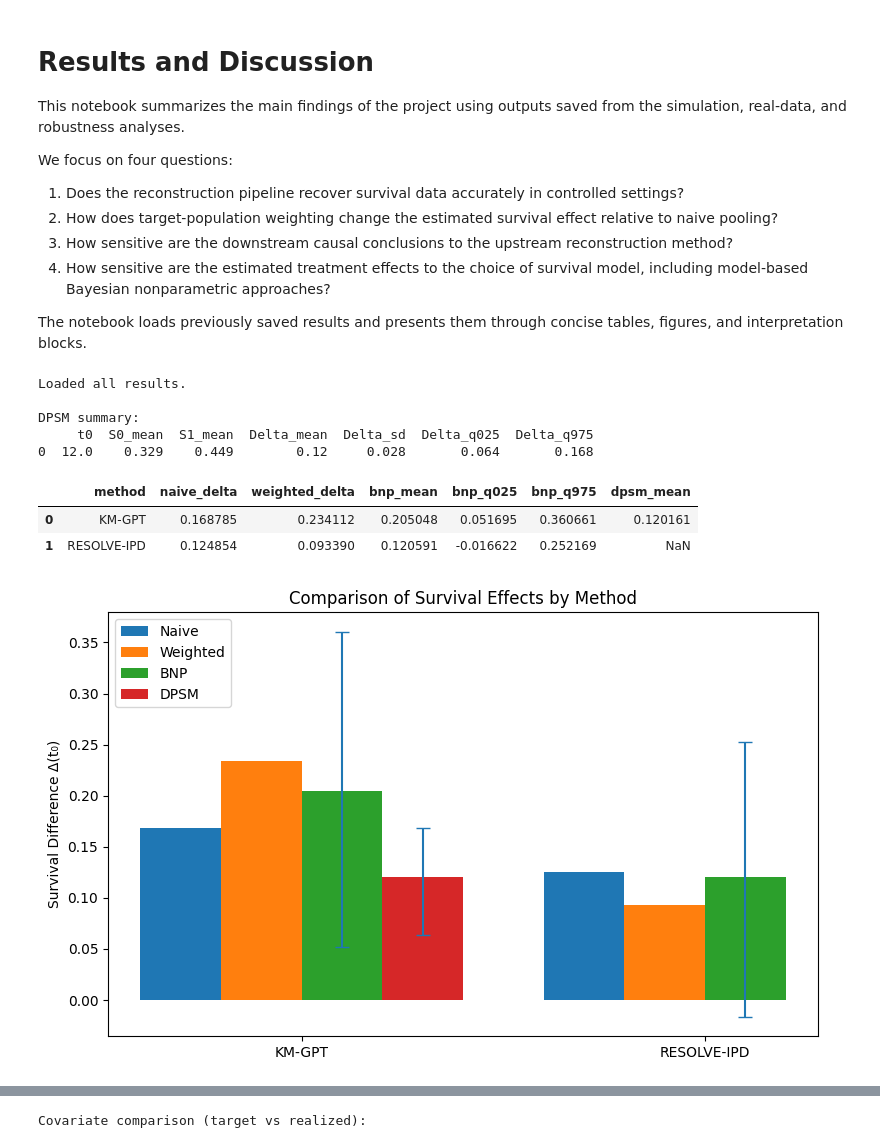
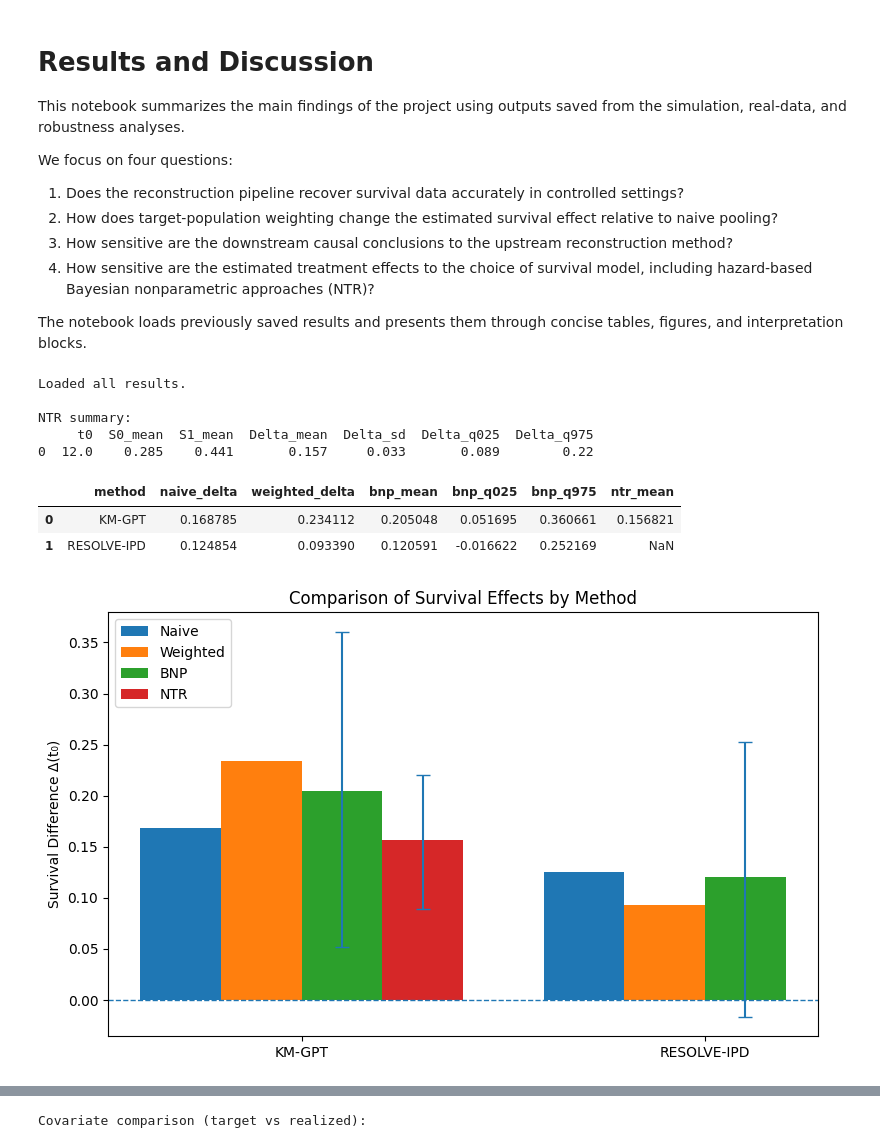
Before and after one commit to JonathanMa03/NPBS-project-MaZhu, a Jupyter notebook: notebooks/08_results_discussion.ipynb, the cells around one changed output, grey strips where cells are left out. Drawn from its saved outputs; the diff is of its cells as text; code cells hidden in the pictures.

Commit message:
update NTR to results

```diff
--- a/notebooks/08_results_discussion.ipynb
+++ b/notebooks/08_results_discussion.ipynb
@@ -8,7 +8,7 @@ We focus on four questions:
 1. Does the reconstruction pipeline recover survival data accurately in controlled settings?
 2. How does target-population weighting change the estimated survival effect relative to naive pooling?
 3. How sensitive are the downstream causal conclusions to the upstream reconstruction method?
-4. How sensitive are the estimated treatment effects to the choice of survival model, including model-based Bayesian nonparametric approaches?
+4. How sensitive are the estimated treatment effects to the choice of survival model, including hazard-based Bayesian nonparametric approaches (NTR)?
 
 The notebook loads previously saved results and presents them through concise tables, figures, and interpretation blocks.
 # %%
@@ -31,27 +31,27 @@ naive_resolve = pd.read_csv(DATA_DIR3 / "resolve_naive_pooled_effect.csv")
 weighted_resolve = pd.read_csv(DATA_DIR3 / "resolve_weighted_estimate.csv")
 bnp_resolve = pd.read_csv(DATA_DIR3 / "resolve_bnp_summary.csv")
 
-# DPSM results (KM-GPT pipeline)
-dpsm_kmgpt = pd.read_csv(DATA_DIR / "dpsm_summary.csv")
-dpsm_compare = pd.read_csv(DATA_DIR / "dpsm_comparison.csv")
+# NTR results (KM-GPT pipeline)
+ntr_kmgpt = pd.read_csv(DATA_DIR / "ntr_summary.csv")
+ntr_compare = pd.read_csv(DATA_DIR / "ntr_comparison.csv")
 
 # Robustness comparison
 robustness_compare = pd.read_csv(DATA_DIR3 / "reconstruction_robustness_comparison.csv").copy()
-robustness_compare["dpsm_mean"] = [dpsm_kmgpt["Delta_mean"].iloc[0], np.nan]
+robustness_compare["ntr_mean"] = [ntr_kmgpt["Delta_mean"].iloc[0], np.nan]
 
 print("Loaded all results.")
-print("\nDPSM summary:")
-print(dpsm_kmgpt.round(3))
+print("\nNTR summary:")
+print(ntr_kmgpt.round(3))
 
 robustness_compare
 # %% [output]
 Loaded all results.
 
-DPSM summary:
+NTR summary:
      t0  S0_mean  S1_mean  Delta_mean  Delta_sd  Delta_q025  Delta_q975
-0  12.0    0.329    0.449        0.12     0.028       0.064       0.168
+0  12.0    0.285    0.441       0.157     0.033       0.089        0.22
-|  | method | naive_delta | weighted_delta | bnp_mean | bnp_q025 | bnp_q975 | dpsm_mean |
-| 0 | KM-GPT | 0.168785 | 0.234112 | 0.205048 | 0.051695 | 0.360661 | 0.120161 |
+|  | method | naive_delta | weighted_delta | bnp_mean | bnp_q025 | bnp_q975 | ntr_mean |
+| 0 | KM-GPT | 0.168785 | 0.234112 | 0.205048 | 0.051695 | 0.360661 | 0.156821 |
 | 1 | RESOLVE-IPD | 0.124854 | 0.093390 | 0.120591 | -0.016622 | 0.252169 | NaN |
 # %%
 # Prepare data for plotting
@@ -82,19 +82,19 @@ bnp_upper = [
     bnp_resolve["q975"].iloc[0],
 ]
 
-# DPSM only for KM-GPT
-dpsm_vals = [
-    dpsm_kmgpt["Delta_mean"].iloc[0],
+# NTR only for KM-GPT
+ntr_vals = [
+    ntr_kmgpt["Delta_mean"].iloc[0],
     np.nan,
 ]
 
-dpsm_lower = [
-    dpsm_kmgpt["Delta_q025"].iloc[0],
+ntr_lower = [
+    ntr_kmgpt["Delta_q025"].iloc[0],
     np.nan,
 ]
 
-dpsm_upper = [
-    dpsm_kmgpt["Delta_q975"].iloc[0],
+ntr_upper = [
+    ntr_kmgpt["Delta_q975"].iloc[0],
     np.nan,
 ]
 
@@ -104,45 +104,46 @@ width = 0.2
 
 # Plot
 plt.figure(figsize=(8, 5))
 
-plt.bar(x - 1.5*width, naive_vals, width, label="Naive")
-plt.bar(x - 0.5*width, weighted_vals, width, label="Weighted")
+plt.bar(x - 1.5 * width, naive_vals, width, label="Naive")
+plt.bar(x - 0.5 * width, weighted_vals, width, label="Weighted")
 
 # BNP with error bars
-plt.bar(x + 0.5*width, bnp_means, width, label="BNP")
+plt.bar(x + 0.5 * width, bnp_means, width, label="BNP")
 plt.errorbar(
-    x + 0.5*width,
+    x + 0.5 * width,
     bnp_means,
     yerr=[
         np.array(bnp_means) - np.array(bnp_lower),
         np.array(bnp_upper) - np.array(bnp_means),
     ],
     fmt="none",
     capsize=5,
 )
 
-# DPSM (only KM-GPT)
-plt.bar(x + 1.5*width, dpsm_vals, width, label="DPSM")
-mask = ~np.isnan(dpsm_vals)
+# NTR (only for KM-GPT)
+plt.bar(x + 1.5 * width, ntr_vals, width, label="NTR")
+mask = ~np.isnan(ntr_vals)
 plt.errorbar(
-    x[mask] + 1.5*width,
-    np.array(dpsm_vals)[mask],
+    x[mask] + 1.5 * width,
+    np.array(ntr_vals)[mask],
     yerr=[
-        np.array(dpsm_vals)[mask] - np.array(dpsm_lower)[mask],
-        np.array(dpsm_upper)[mask] - np.array(dpsm_vals)[mask],
+        np.array(ntr_vals)[mask] - np.array(ntr_lower)[mask],
+        np.array(ntr_upper)[mask] - np.array(ntr_vals)[mask],
     ],
     fmt="none",
     capsize=5,
 )
 
 plt.xticks(x, methods)
 plt.ylabel("Survival Difference Δ(t₀)")
 plt.title("Comparison of Survival Effects by Method")
+plt.axhline(0, linestyle="--", linewidth=1)
 plt.legend()
 plt.tight_layout()
 plt.show()
 # %% [output]
-[figure, old version]
+[figure, new version]
 # %% [markdown]
 ## Interpretation of Main Results
 
```
Also changed, not shown: parts of 2 cells of this notebook, 1 other file.
